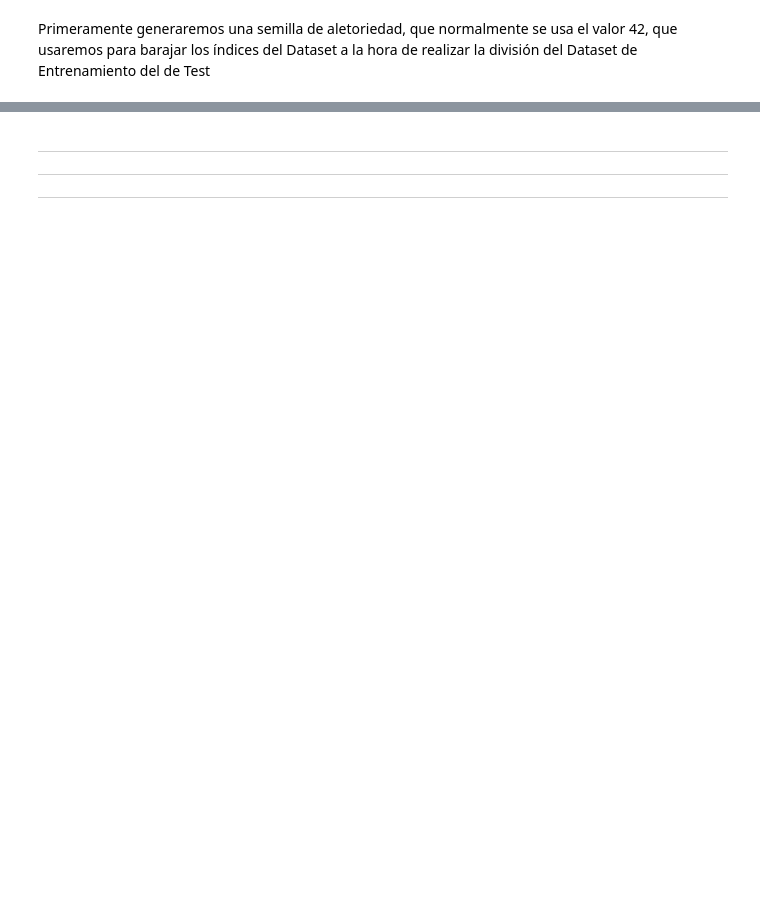
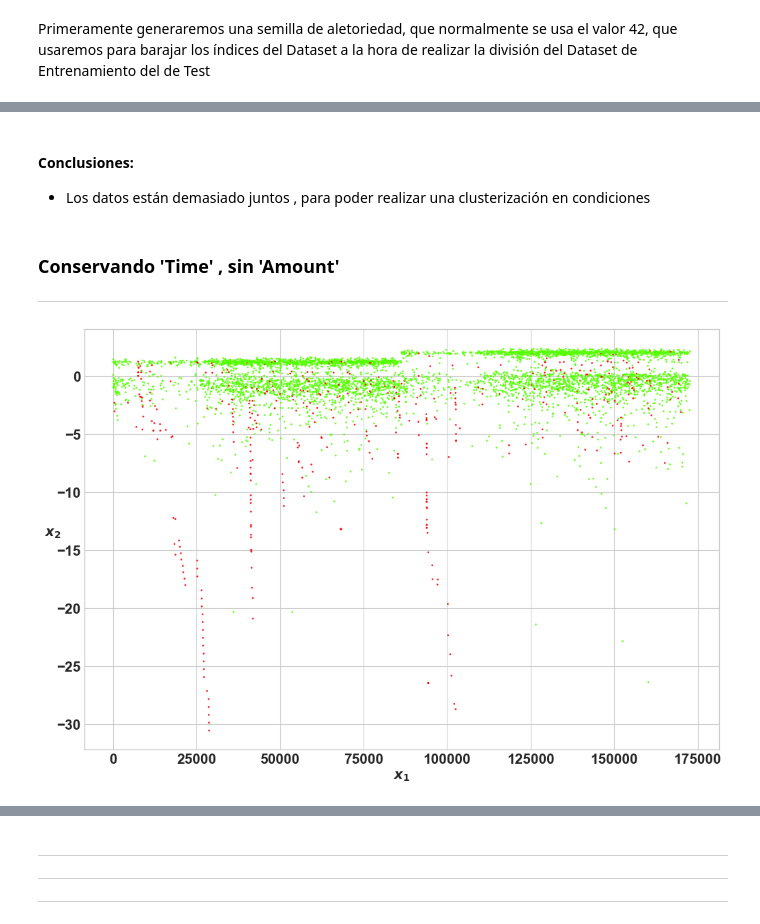
Before and after one commit to RobinGoldwing/golden-ML-CardFraud, a Jupyter notebook: CreditCard-NoSupervisado-Ruben.ipynb, the cells around one changed output, grey strips where cells are left out. Saved outputs shown, nothing was run; the diff lists cells and outputs as text; code cells hidden in the pictures; blank space fills up the shorter version.

```diff
--- a/CreditCard-NoSupervisado-Ruben.ipynb
+++ b/CreditCard-NoSupervisado-Ruben.ipynb
@@ -817,0 +514,24 @@ plt.show();
+# %% [markdown]
+#### Conclusiones:
+- Los datos están demasiado juntos , para poder realizar una clusterización en condiciones
+# %% [markdown]
+### Conservando 'Time' , sin 'Amount'
+---
+# %%
+X = X_train.drop(['Class', 'Amount'], axis = 1).values
+Y = X_train["Class"].values
+
+
+# Elegimos los colores del gráfico para luego aplicarlo como parámetro
+cmap = plt.get_cmap('prism_r')
+# Tamnaño de figura
+plt.figure(figsize=(12,8))
+# Aplicamos el scatter de puntos
+plt.scatter(X[:, 0], X[:, 1], c=Y, s=1, cmap=cmap, alpha=0.8)
+# Mostramos etiquetas de abscisas y ordenadas
+plt.xlabel("$x_1$", fontsize=14)
+plt.ylabel("$x_2$", fontsize=14, rotation=0)
+# Mostramos la figura
+plt.show()
+# %% [output]
+[figure, added]
```
Also changed, not shown: parts of 201 cells of this notebook.
